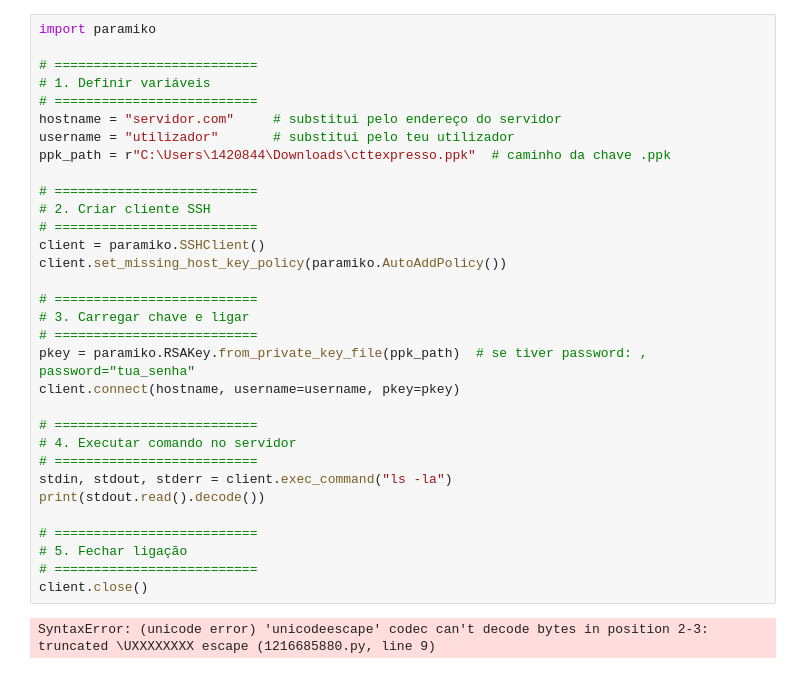
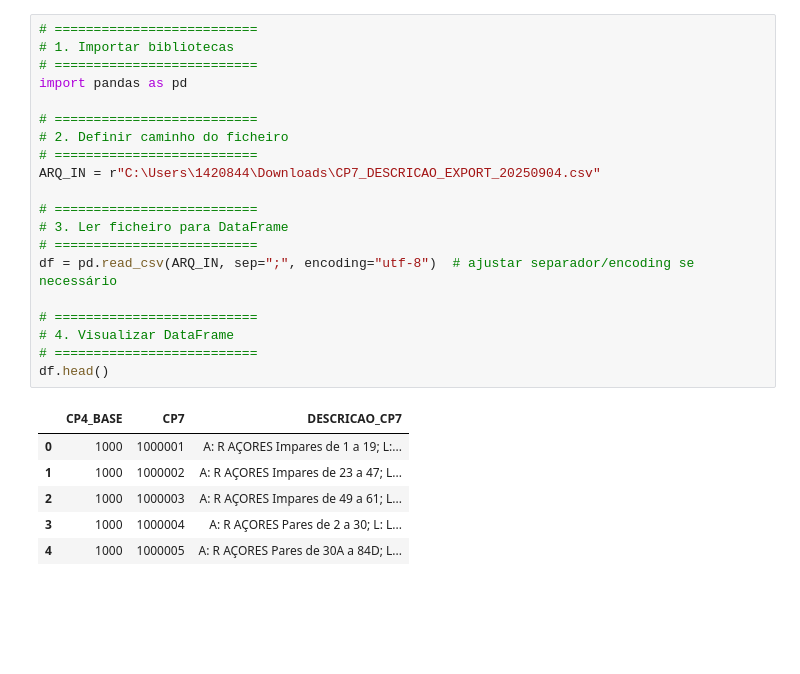
Before and after one commit to Ruben-Rocha/CTT, a Jupyter notebook: teste.ipynb, the cells around one changed output. Saved outputs shown, nothing was run; the diff lists cells and outputs as text; blank space fills up the shorter version.

```diff
--- a/teste.ipynb
+++ b/teste.ipynb
@@ -1,34 +1,27 @@
-# %%
-import paramiko
-
-# ==========================
-# 1. Definir variáveis
-# ==========================
-hostname = "servidor.com"     # substitui pelo endereço do servidor
-username = "utilizador"       # substitui pelo teu utilizador
-ppk_path = r"C:\Users\1420844\Downloads\cttexpresso.ppk"  # caminho da chave .ppk
-
-# ==========================
-# 2. Criar cliente SSH
-# ==========================
-client = paramiko.SSHClient()
-client.set_missing_host_key_policy(paramiko.AutoAddPolicy())
-
-# ==========================
-# 3. Carregar chave e ligar
-# ==========================
-pkey = paramiko.RSAKey.from_private_key_file(ppk_path)  # se tiver password: , password="tua_senha"
-client.connect(hostname, username=username, pkey=pkey)
-
-# ==========================
-# 4. Executar comando no servidor
-# ==========================
-stdin, stdout, stderr = client.exec_command("ls -la")
-print(stdout.read().decode())
-
-# ==========================
-# 5. Fechar ligação
-# ==========================
-client.close()
-# %% [output]
-SyntaxError: (unicode error) 'unicodeescape' codec can't decode bytes in position 2-3: truncated \UXXXXXXXX escape (1216685880.py, line 9)
+# %%
+# ==========================
+# 1. Importar bibliotecas
+# ==========================
+import pandas as pd
+
+# ==========================
+# 2. Definir caminho do ficheiro
+# ==========================
+ARQ_IN = r"C:\Users\1420844\Downloads\CP7_DESCRICAO_EXPORT_20250904.csv"
+
+# ==========================
+# 3. Ler ficheiro para DataFrame
+# ==========================
+df = pd.read_csv(ARQ_IN, sep=";", encoding="utf-8")  # ajustar separador/encoding se necessário
+
+# ==========================
+# 4. Visualizar DataFrame
+# ==========================
+df.head()
+# %% [output]
+|  | CP4_BASE | CP7 | DESCRICAO_CP7 |
+| 0 | 1000 | 1000001 | A: R AÇORES Impares de 1 a 19; L:... |
+| 1 | 1000 | 1000002 | A: R AÇORES Impares de 23 a 47; L... |
+| 2 | 1000 | 1000003 | A: R AÇORES Impares de 49 a 61; L... |
+| 3 | 1000 | 1000004 | A: R AÇORES Pares de 2 a 30; L: L... |
+| 4 | 1000 | 1000005 | A: R AÇORES Pares de 30A a 84D; L... |
```
Also changed, not shown: 3 other files.
